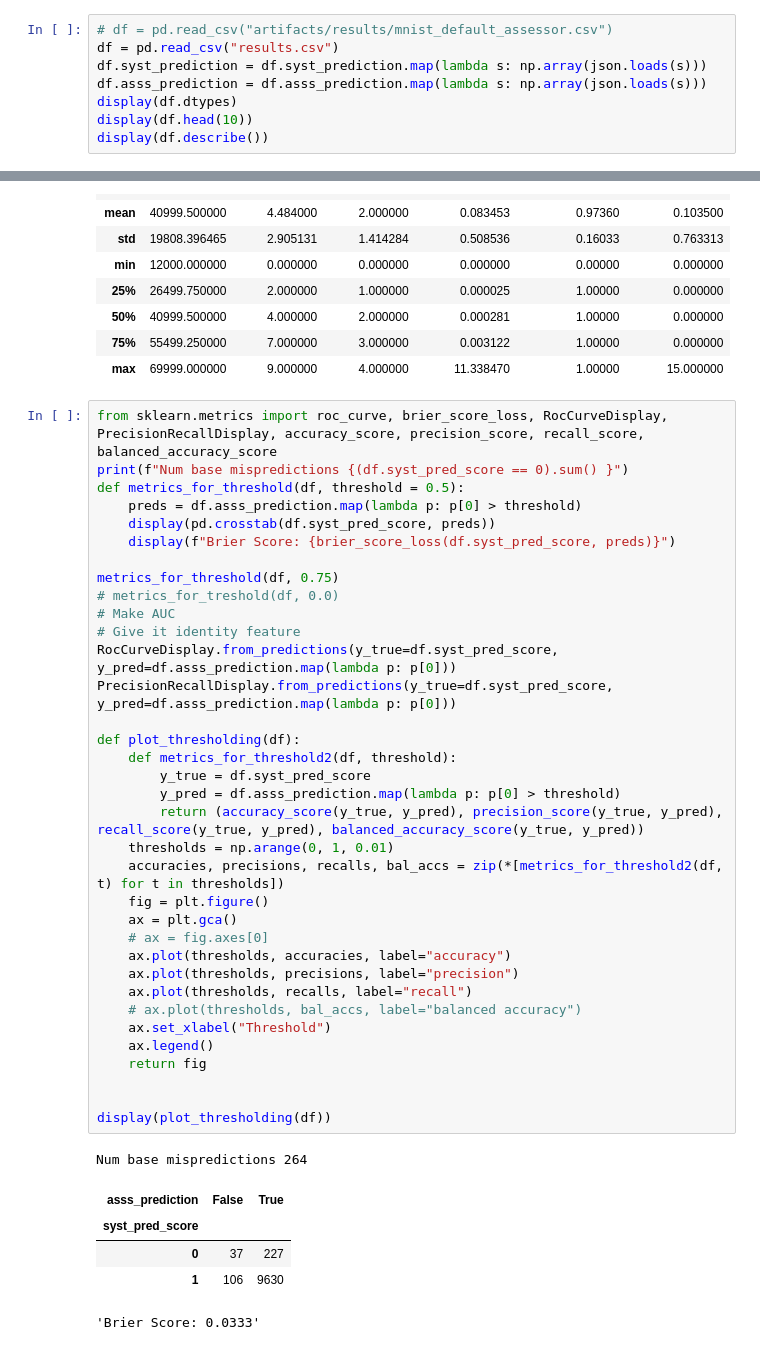
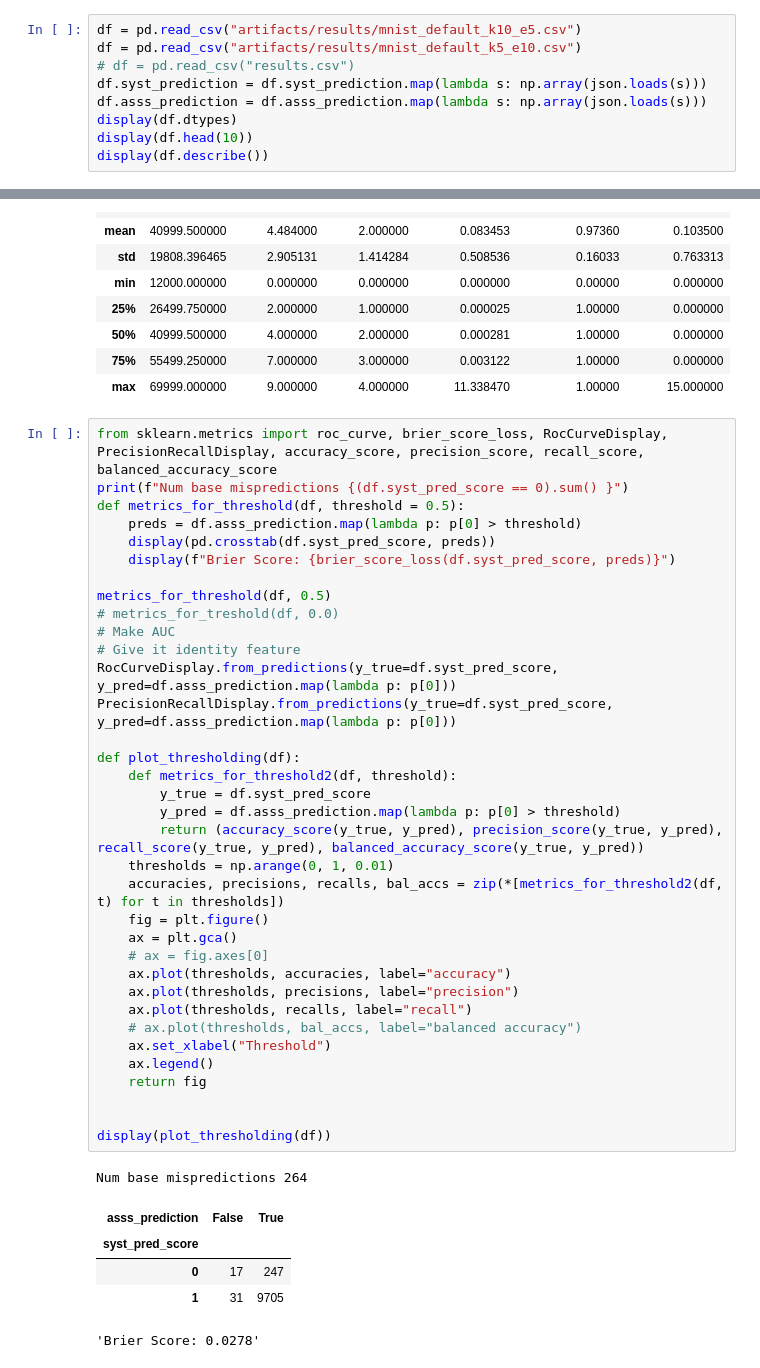
Before and after one commit to wschella/ilsp, a Jupyter notebook: notebooks/analyse_prob.ipynb, the cells around one changed output, grey strips where cells are left out. Drawn from its saved outputs; the diff is of its cells as text.

```diff
--- a/notebooks/analyse_prob.ipynb
+++ b/notebooks/analyse_prob.ipynb
@@ -21,8 +22,9 @@ import sklearn
 import matplotlib as mpl
 import matplotlib.pyplot as plt
 # %%
-# df = pd.read_csv("artifacts/results/mnist_default_assessor.csv")
-df = pd.read_csv("results.csv")
+df = pd.read_csv("artifacts/results/mnist_default_k10_e5.csv")
+df = pd.read_csv("artifacts/results/mnist_default_k5_e10.csv")
+# df = pd.read_csv("results.csv")
 df.syst_prediction = df.syst_prediction.map(lambda s: np.array(json.loads(s)))
 df.asss_prediction = df.asss_prediction.map(lambda s: np.array(json.loads(s)))
 display(df.dtypes)
@@ -66,37 +68,37 @@ def metrics_for_threshold(df, threshold = 0.5):
     display(pd.crosstab(df.syst_pred_score, preds))
     display(f"Brier Score: {brier_score_loss(df.syst_pred_score, preds)}")
 
-metrics_for_threshold(df, 0.75)
+metrics_for_threshold(df, 0.5)
 # metrics_for_treshold(df, 0.0)
 # Make AUC
 # Give it identity feature
 RocCurveDisplay.from_predictions(y_true=df.syst_pred_score, y_pred=df.asss_prediction.map(lambda p: p[0]))
 PrecisionRecallDisplay.from_predictions(y_true=df.syst_pred_score, y_pred=df.asss_prediction.map(lambda p: p[0]))
 
 def plot_thresholding(df):
     def metrics_for_threshold2(df, threshold):
         y_true = df.syst_pred_score
         y_pred = df.asss_prediction.map(lambda p: p[0] > threshold)
         return (accuracy_score(y_true, y_pred), precision_score(y_true, y_pred), recall_score(y_true, y_pred), balanced_accuracy_score(y_true, y_pred))
     thresholds = np.arange(0, 1, 0.01)
     accuracies, precisions, recalls, bal_accs = zip(*[metrics_for_threshold2(df, t) for t in thresholds])
     fig = plt.figure()
     ax = plt.gca()
     # ax = fig.axes[0]
     ax.plot(thresholds, accuracies, label="accuracy")
     ax.plot(thresholds, precisions, label="precision")
     ax.plot(thresholds, recalls, label="recall")
     # ax.plot(thresholds, bal_accs, label="balanced accuracy")
     ax.set_xlabel("Threshold")
     ax.legend()
     return fig
 
 
 display(plot_thresholding(df))
 # %% [output]
 Num base mispredictions 264
 | asss_prediction | False | True |
 | syst_pred_score |  |  |
-| 0 | 37 | 227 |
-| 1 | 106 | 9630 |
+| 0 | 17 | 247 |
+| 1 | 31 | 9705 |
-'Brier Score: 0.0333'
+'Brier Score: 0.0278'
```
Also changed, not shown: parts of 2 cells of this notebook, 6 other files.
